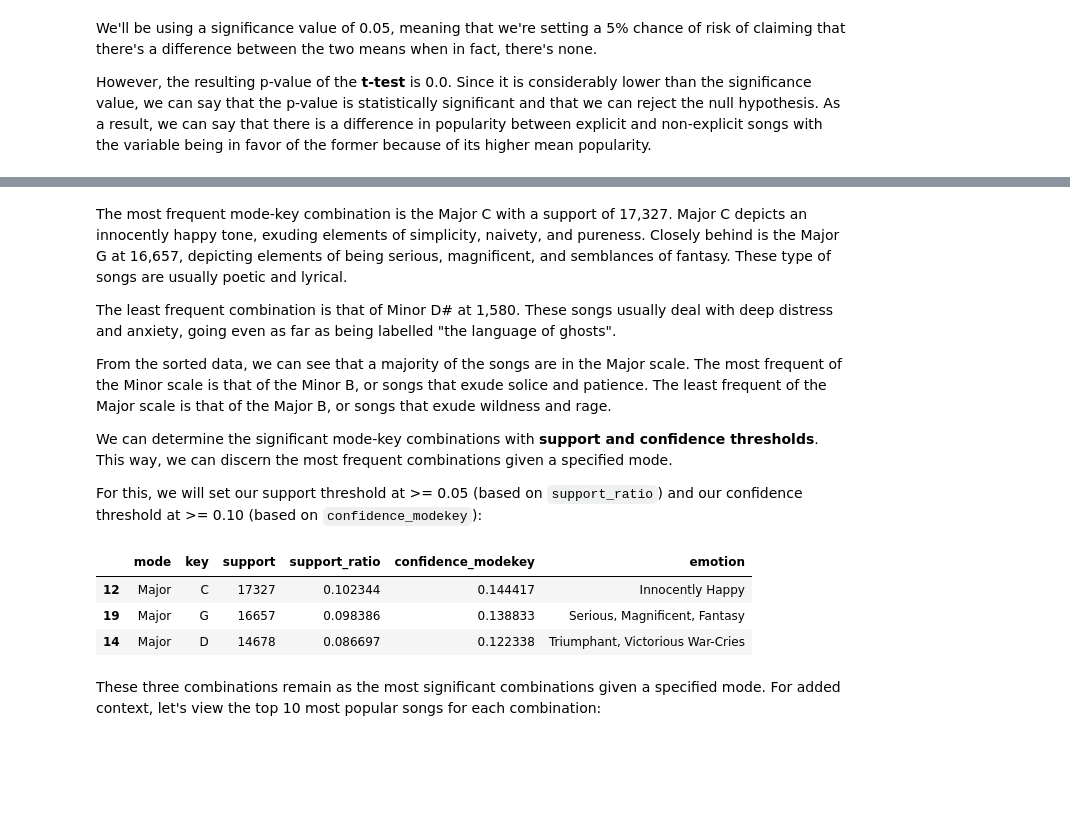
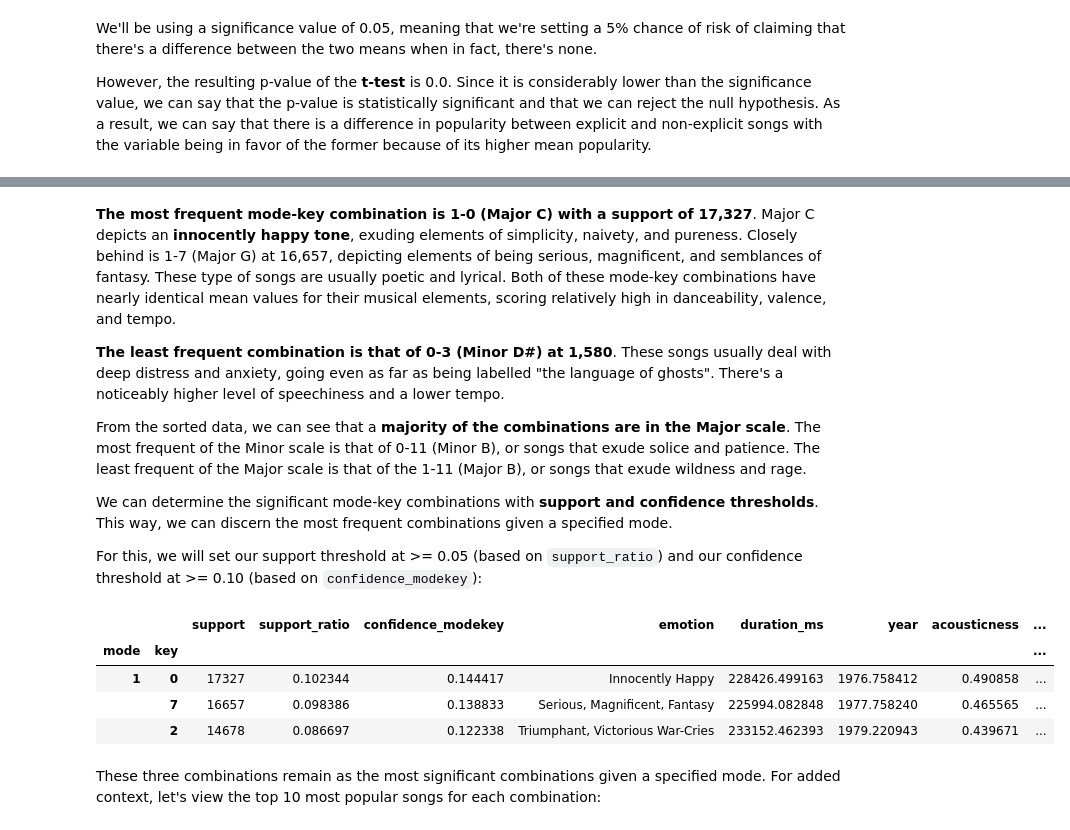
Before and after one commit to gabminamedez/spotify-data, a Jupyter notebook: Spotify Data.ipynb, the cells around one changed output, grey strips where cells are left out. Drawn from its saved outputs; the diff is of its cells as text; code cells hidden in the pictures; blank space fills up the shorter version.

```diff
--- a/Spotify Data.ipynb
+++ b/Spotify Data.ipynb
@@ -315,0 +316,3 @@ From our dataset, let us first create a custom aggregate dataset that focuses on
+# %%
+emotions_df = main_df.groupby(["mode", "key"]).agg("mean")
+emotions_df
@@ -316,13 +340,14 @@ From our dataset, let us first create a custom aggregate dataset that focuses on
 # %%
-agg_values = []
+confidences = []
 
 for i in range(2): # Loop through each unique value for the mode variable
     mode_df = main_df.query("mode == @i") # Filter df to only contain tracks of the present mode
     for j in range (12): # Loop through each unique value for key variable
         modekey_df = mode_df.query("key == @j") # Filter df to only contain tracks of the present key, partnered with the present mode acquired in the parent loop
-        agg_values.append([i, j, len(modekey_df), len(modekey_df)/len(main_df), len(modekey_df)/len(mode_df)])
+        confidences.append(len(modekey_df)/len(mode_df))
 
-agg_df = pd.DataFrame(columns=["mode", "key", "support", "support_ratio", "confidence_modekey"], data=agg_values)
-agg_df = agg_df.sort_values("support", ascending=False) # Sort by descending order based on support of mode-key combination
-agg_df # Converted to DataFrame and displayed
+emotions_df.insert(loc=0, column="support", value=main_df.groupby(["mode", "key"]).size())
+emotions_df.insert(loc=1, column="support_ratio", value=emotions_df["support"]/len(main_df))
+emotions_df.insert(loc=2, column="confidence_modekey", value=confidences)
+emotions_df
 # %% [output]
@@ -355,6 +379,6 @@ For better visual purposes, we will convert the integer values in the `mode` and
 # %%
-agg_df["mode"] = agg_df["mode"].map({0: "Minor", 1: "Major"})
-agg_df["key"] = agg_df["key"].map({0: "C", 1: "C#, Db", 2: "D", 3: "D#, Eb", 4: "E", 5: "F", 6: "F#, Gb", 7: "G", 8: "G#, Ab", 9: "A",10: "A#, Bb", 11: "B"})
-agg_df["emotion"] = pd.Series(["Innocently Sad, Love-Sick", "Despair, Wailing, Weeping", "Serious, Pious, Ruminating", "Deep Distress, Existential Angst", "Effeminate, Amorous, Restless", "Obscure, Plaintive, Funereal", "Gloomy, Passionate Resentment", "Discontent, Uneasiness", "Grumbling, Moaning, Wailing", "Tender, Plaintive, Pious", "Terrible, the Night, Mocking", "Solitary, Melancholic, Patience", "Innocently Happy", "Grief, Depressive", "Triumphant, Victorious War-Cries", "Cruel, Hard, Yet Full of Devotion", "Quarrelsome, Boisterous, Incomplete Pleasure", "Furious, Quick-Tempered, Passing Regret", "Conquering Difficulties, Sighs of Relief", "Serious, Magnificent, Fantasy", "Death, Eternity, Judgement", "Joyful, Pastoral, Declaration of Love", "Joyful, Quaint, Cheerful", "Harsh, Strong, Wild, Rage"])
-agg_df
+emotions = ["Innocently Sad, Love-Sick", "Despair, Wailing, Weeping", "Serious, Pious, Ruminating", "Deep Distress, Existential Angst", "Effeminate, Amorous, Restless", "Obscure, Plaintive, Funereal", "Gloomy, Passionate Resentment", "Discontent, Uneasiness", "Grumbling, Moaning, Wailing", "Tender, Plaintive, Pious", "Terrible, the Night, Mocking", "Solitary, Melancholic, Patience", "Innocently Happy", "Grief, Depressive", "Triumphant, Victorious War-Cries", "Cruel, Hard, Yet Full of Devotion", "Quarrelsome, Boisterous, Incomplete Pleasure", "Furious, Quick-Tempered, Passing Regret", "Conquering Difficulties, Sighs of Relief", "Serious, Magnificent, Fantasy", "Death, Eternity, Judgement", "Joyful, Pastoral, Declaration of Love", "Joyful, Quaint, Cheerful", "Harsh, Strong, Wild, Rage"]
+emotions_df.insert(loc=3, column="emotion", value=emotions)
+emotions_df = emotions_df.sort_values("support", ascending=False)
+emotions_df
 # %% [output]
@@ -378,20 +403,21 @@ agg_df
 # %% [markdown]
-The most frequent mode-key combination is the Major C with a support of 17,327. Major C depicts an innocently happy tone, exuding elements of simplicity, naivety, and pureness. Closely behind is the Major G at 16,657, depicting elements of being serious, magnificent, and semblances of fantasy. These type of songs are usually poetic and lyrical.
+**The most frequent mode-key combination is 1-0 (Major C) with a support of 17,327**. Major C depicts an **innocently happy tone**, exuding elements of simplicity, naivety, and pureness. Closely behind is 1-7 (Major G) at 16,657, depicting elements of being serious, magnificent, and semblances of fantasy. These type of songs are usually poetic and lyrical. Both of these mode-key combinations have nearly identical mean values for their musical elements, scoring relatively high in danceability, valence, and tempo.
 
-The least frequent combination is that of Minor D# at 1,580. These songs usually deal with deep distress and anxiety, going even as far as being labelled "the language of ghosts".
+**The least frequent combination is that of 0-3 (Minor D#) at 1,580**. These songs usually deal with deep distress and anxiety, going even as far as being labelled "the language of ghosts". There's a noticeably higher level of speechiness and a lower tempo.
 
-From the sorted data, we can see that a majority of the songs are in the Major scale. The most frequent of the Minor scale is that of the Minor B, or songs that exude solice and patience. The least frequent of the Major scale is that of the Major B, or songs that exude wildness and rage.
+From the sorted data, we can see that a **majority of the combinations are in the Major scale**. The most frequent of the Minor scale is that of 0-11 (Minor B), or songs that exude solice and patience. The least frequent of the Major scale is that of the 1-11 (Major B), or songs that exude wildness and rage.
 
 We can determine the significant mode-key combinations with **support and confidence thresholds**. This way, we can discern the most frequent combinations given a specified mode.
 
 For this, we will set our support threshold at >= 0.05 (based on `support_ratio`) and our confidence threshold at >= 0.10 (based on `confidence_modekey`):
 # %%
-agg_df.query("support_ratio >= 0.05 and confidence_modekey >= 0.10")
+emotions_df.query("support_ratio >= 0.05 and confidence_modekey >= 0.10")
 # %% [output]
-|  | mode | key | support | support_ratio | confidence_modekey | emotion |
-| 12 | Major | C | 17327 | 0.102344 | 0.144417 | Innocently Happy |
-| 19 | Major | G | 16657 | 0.098386 | 0.138833 | Serious, Magnificent, Fantasy |
-| 14 | Major | D | 14678 | 0.086697 | 0.122338 | Triumphant, Victorious War-Cries |
+|  |  | support | support_ratio | confidence_modekey | emotion | duration_ms | year | acousticness | ... |
+| mode | key |  |  |  |  |  |  |  | ... |
+| 1 | 0 | 17327 | 0.102344 | 0.144417 | Innocently Happy | 228426.499163 | 1976.758412 | 0.490858 | ... |
+|  | 7 | 16657 | 0.098386 | 0.138833 | Serious, Magnificent, Fantasy | 225994.082848 | 1977.758240 | 0.465565 | ... |
+|  | 2 | 14678 | 0.086697 | 0.122338 | Triumphant, Victorious War-Cries | 233152.462393 | 1979.220943 | 0.439671 | ... |
 # %% [markdown]
 These three combinations remain as the most significant combinations given a specified mode. For added context, let's view the top 10 most popular songs for each combination:
 # %%
```
Also changed, not shown: parts of 7 cells of this notebook.
